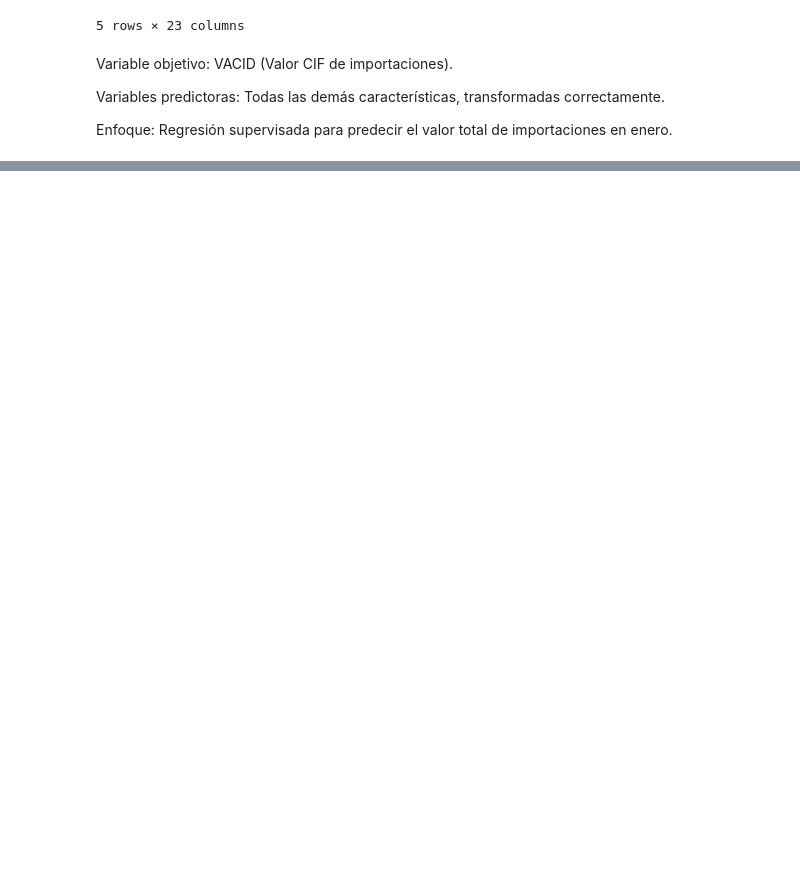
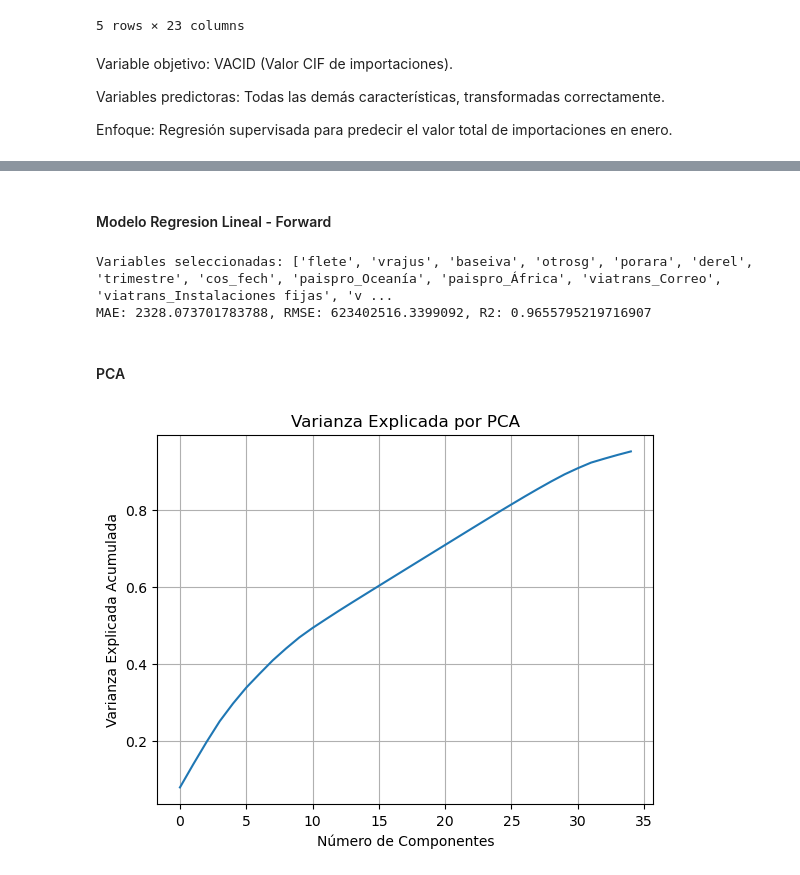
Before and after one commit to erramirezc1/MIAD-DDSA-Proyecto, a Jupyter notebook: notebooks/proyecto_despliegue_soluciones.ipynb, the cells around one changed output, grey strips where cells are left out. Drawn from its saved outputs; the diff is of its cells as text; code cells hidden in the pictures; blank space fills up the shorter version.

```diff
--- a/notebooks/proyecto_despliegue_soluciones.ipynb
+++ b/notebooks/proyecto_despliegue_soluciones.ipynb
@@ -1049,0 +1056,6 @@ Enfoque: Regresión supervisada para predecir el valor total de importaciones en
+# %%
+# Lista de variables categóricas a codificar con One-Hot Encoding
+categorical_cols = ['adua', 'paisgen', 'paispro', 'viatrans', 'regimen', 'clase', 'copaex', 'tipoim']
+
+# Aplicar One-Hot Encoding
+df_copy_one_hot_encoding = pd.get_dummies(df_copy, columns=categorical_cols, drop_first=True)
@@ -1049,0 +1072,10 @@ Enfoque: Regresión supervisada para predecir el valor total de importaciones en
+# %%
+X = df_copy_one_hot_encoding.drop(columns=['vacid'])
+y = df_copy_one_hot_encoding['vacid']
+
+X_train, X_test, y_train, y_test = train_test_split(X, y, test_size=0.2, random_state=42)
+
+#Estandarización
+scaler = StandardScaler()
+X_train = scaler.fit_transform(X_train)
+X_test = scaler.transform(X_test)
@@ -1049,0 +1139,58 @@ Enfoque: Regresión supervisada para predecir el valor total de importaciones en
+# %% [markdown]
+#### Modelo Regresion Lineal - Forward
+# %%
+# Modelo de regresion con Forward Selection
+# Aplicar Forward Selection
+X_train, X_test, y_train, y_test = train_test_split(X, y, test_size=0.2, random_state=42)
+
+modelo_base = LinearRegression()
+sfs = SequentialFeatureSelector(modelo_base, direction="forward", n_features_to_select="auto", cv=5)
+sfs.fit(X_train, y_train)
+
+# Variables seleccionadas
+selected_features = X_train.columns[sfs.get_support()]
+print("Variables seleccionadas:", list(selected_features))
+
+# Entrenar el modelo con las variables seleccionadas
+X_train_selected = X_train[selected_features]
+X_test_selected = X_test[selected_features]
+
+modelo_final = LinearRegression()
+modelo_final.fit(X_train_selected, y_train)
+
+# Hacer predicciones
+y_pred = modelo_final.predict(X_test_selected)
+
+# Evaluar el modelo
+mae_rg_forward = mean_absolute_error(y_test, y_pred)
+rmse_rg_forward = mean_squared_error(y_test, y_pred)
+r2_rg_forward = r2_score(y_test, y_pred)
+
+print(f"MAE: {mae_rg_forward}, RMSE: {rmse_rg_forward}, R2: {r2_rg_forward}")
+# %% [output]
+Variables seleccionadas: ['flete', 'vrajus', 'baseiva', 'otrosg', 'porara', 'derel', 'trimestre', 'cos_fech', 'paispro_Oceanía', 'paispro_África', 'viatrans_Correo', 'viatrans_Instalaciones fijas', 'v ...
+MAE: 2328.073701783788, RMSE: 623402516.3399092, R2: 0.9655795219716907
+# %% [markdown]
+#### PCA
+# %%
+X_train, X_test, y_train, y_test = train_test_split(X, y, test_size=0.2, random_state=42)
+
+# Escalar solo con los datos de entrenamiento
+scaler = StandardScaler()
+X_train_scaled = scaler.fit_transform(X_train)
+X_test_scaled = scaler.transform(X_test)  # Solo transformamos X_test
+
+# Aplicar PCA con los datos de entrenamiento
+pca = PCA(n_components=0.95)  # Mantener 95% de la varianza
+X_train_pca = pca.fit_transform(X_train_scaled)
+X_test_pca = pca.transform(X_test_scaled)  # Aplicamos PCA también a los datos de prueba
+
+# Mostrar la varianza explicada acumulada
+plt.plot(np.cumsum(pca.explained_variance_ratio_))
+plt.xlabel('Número de Componentes')
+plt.ylabel('Varianza Explicada Acumulada')
+plt.title('Varianza Explicada por PCA')
+plt.grid()
+plt.show()
+# %% [output]
+[figure, added]
```
Also changed, not shown: parts of 25 cells of this notebook.
